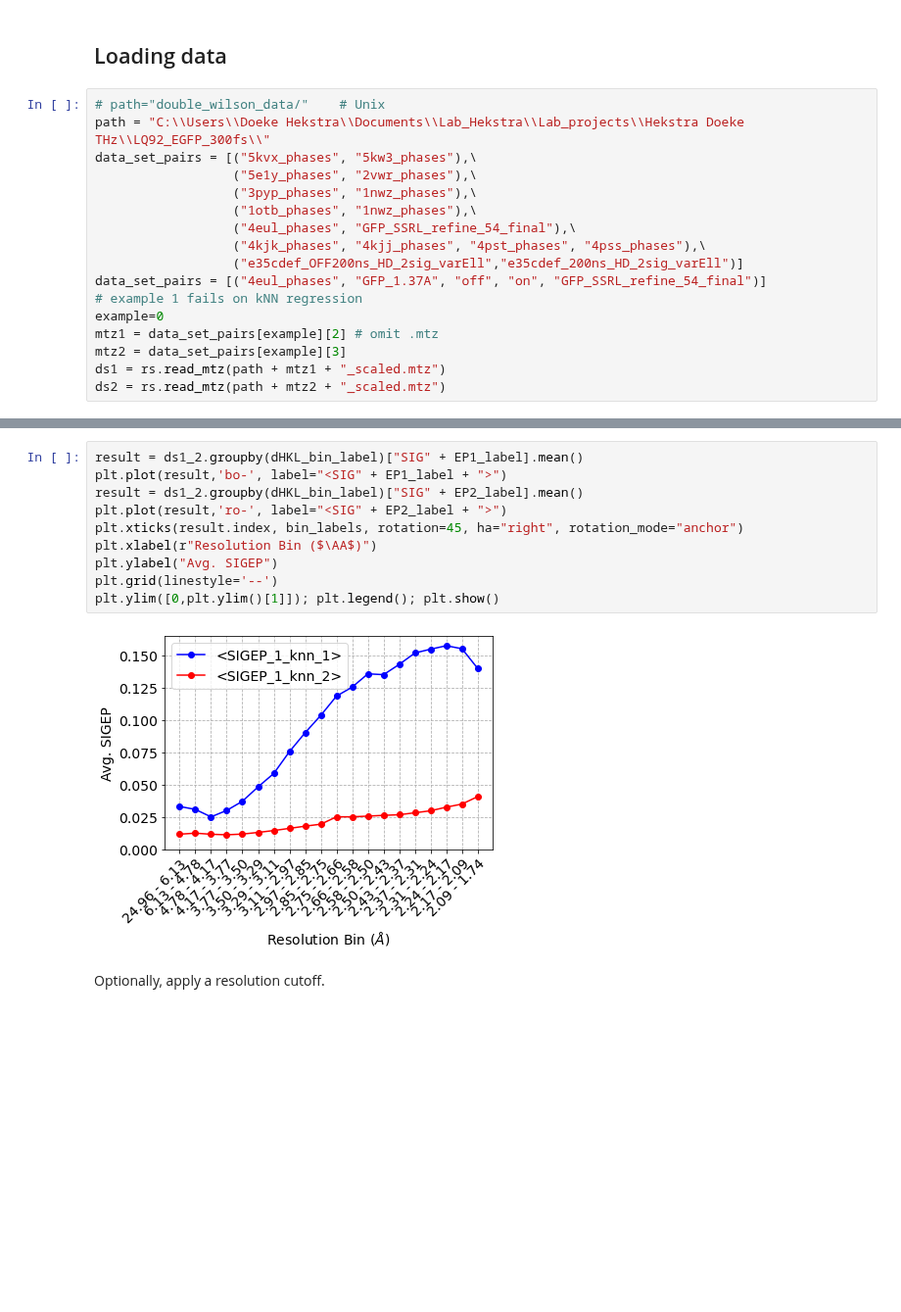
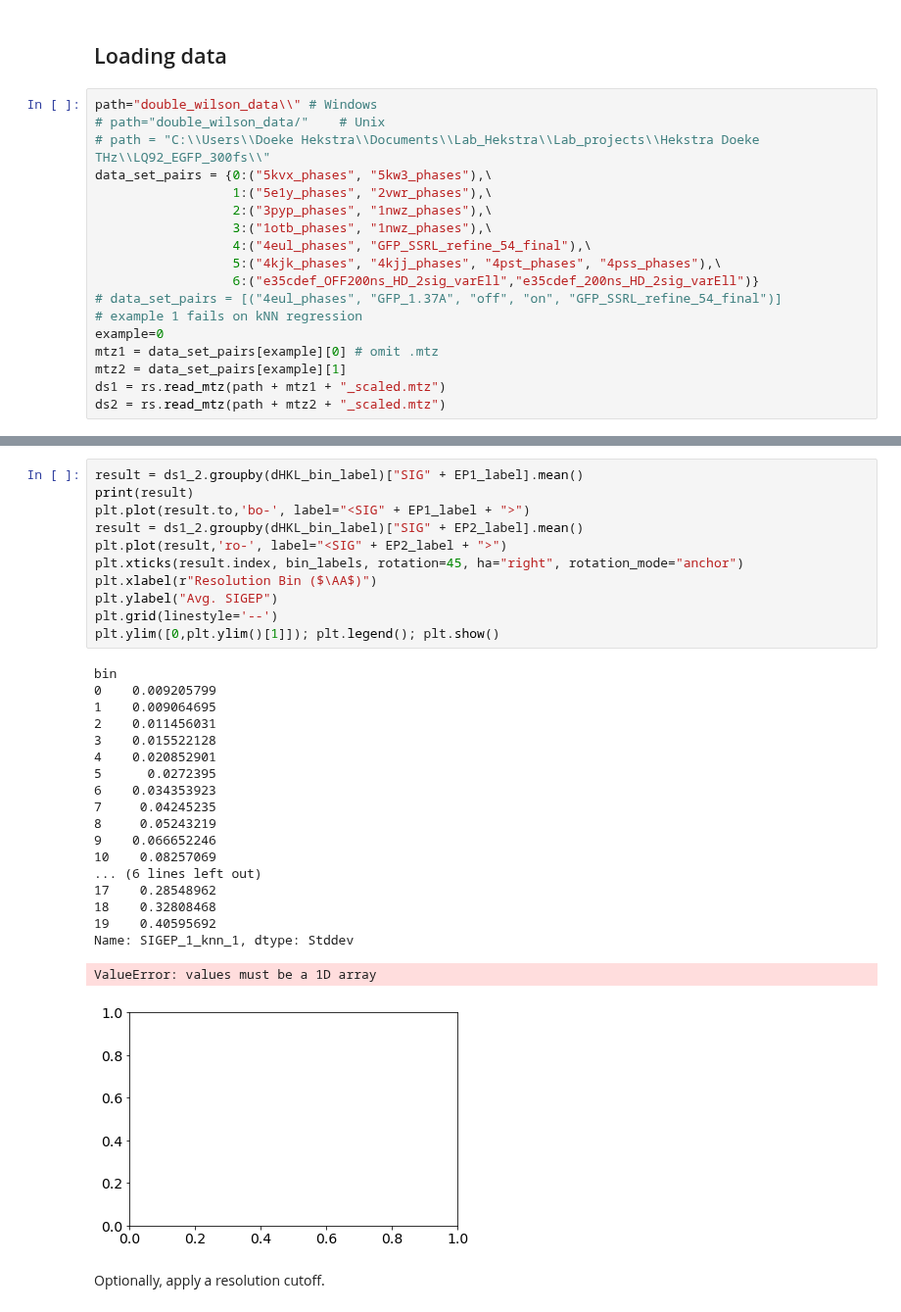
Before and after one commit to Hekstra-Lab/dw, a Jupyter notebook: 3_Fitting_DW_to_paired_data.ipynb, the cells around one changed output, grey strips where cells are left out. Shown at 98% size. Cells and saved outputs as stored; diff of their text form; blank space fills up the shorter version.

```diff
--- a/3_Fitting_DW_to_paired_data.ipynb
+++ b/3_Fitting_DW_to_paired_data.ipynb
@@ -24,20 +24,21 @@ Autosaving every 300 seconds
 # %% [markdown]
 ## Loading data
 # %%
+path="double_wilson_data\\" # Windows
 # path="double_wilson_data/"    # Unix
-path = "C:\\Users\\Doeke Hekstra\\Documents\\Lab_Hekstra\\Lab_projects\\Hekstra Doeke THz\\LQ92_EGFP_300fs\\"
-data_set_pairs = [("5kvx_phases", "5kw3_phases"),\
-                  ("5e1y_phases", "2vwr_phases"),\
-                  ("3pyp_phases", "1nwz_phases"),\
-                  ("1otb_phases", "1nwz_phases"),\
-                  ("4eul_phases", "GFP_SSRL_refine_54_final"),\
-                  ("4kjk_phases", "4kjj_phases", "4pst_phases", "4pss_phases"),\
-                  ("e35cdef_OFF200ns_HD_2sig_varEll","e35cdef_200ns_HD_2sig_varEll")]
-data_set_pairs = [("4eul_phases", "GFP_1.37A", "off", "on", "GFP_SSRL_refine_54_final")]
+# path = "C:\\Users\\Doeke Hekstra\\Documents\\Lab_Hekstra\\Lab_projects\\Hekstra Doeke THz\\LQ92_EGFP_300fs\\"
+data_set_pairs = {0:("5kvx_phases", "5kw3_phases"),\
+                  1:("5e1y_phases", "2vwr_phases"),\
+                  2:("3pyp_phases", "1nwz_phases"),\
+                  3:("1otb_phases", "1nwz_phases"),\
+                  4:("4eul_phases", "GFP_SSRL_refine_54_final"),\
+                  5:("4kjk_phases", "4kjj_phases", "4pst_phases", "4pss_phases"),\
+                  6:("e35cdef_OFF200ns_HD_2sig_varEll","e35cdef_200ns_HD_2sig_varEll")}
+# data_set_pairs = [("4eul_phases", "GFP_1.37A", "off", "on", "GFP_SSRL_refine_54_final")]
 # example 1 fails on kNN regression
 example=0
-mtz1 = data_set_pairs[example][2] # omit .mtz
-mtz2 = data_set_pairs[example][3]
+mtz1 = data_set_pairs[example][0] # omit .mtz
+mtz2 = data_set_pairs[example][1]
 ds1 = rs.read_mtz(path + mtz1 + "_scaled.mtz")
 ds2 = rs.read_mtz(path + mtz2 + "_scaled.mtz")
 # %%
@@ -56,15 +55,34 @@ ValueError: `right` DataSet is not isomorphous
 # %%
 result = ds1_2.groupby(dHKL_bin_label)["SIG" + EP1_label].mean()
-plt.plot(result,'bo-', label="<SIG" + EP1_label + ">")
+print(result)
+plt.plot(result.to,'bo-', label="<SIG" + EP1_label + ">")
 result = ds1_2.groupby(dHKL_bin_label)["SIG" + EP2_label].mean()
 plt.plot(result,'ro-', label="<SIG" + EP2_label + ">")
 plt.xticks(result.index, bin_labels, rotation=45, ha="right", rotation_mode="anchor")
 plt.xlabel(r"Resolution Bin ($\AA$)")
 plt.ylabel("Avg. SIGEP")
 plt.grid(linestyle='--')
 plt.ylim([0,plt.ylim()[1]]); plt.legend(); plt.show()
 # %% [output]
+bin
+0    0.009205799
+1    0.009064695
+2    0.011456031
+3    0.015522128
+4    0.020852901
+5      0.0272395
+6    0.034353923
+7     0.04245235
+8     0.05243219
+9    0.066652246
+10    0.08257069
+... (6 lines left out)
+17    0.28548962
+18    0.32808468
+19    0.40595692
+Name: SIGEP_1_knn_1, dtype: Stddev
+ValueError: values must be a 1D array
-[figure, old version]
+[figure, new version]
 # %% [markdown]
 Optionally, apply a resolution cutoff.
 # %%
```
Also changed, not shown: parts of 1 cell of this notebook, 7 other files.
